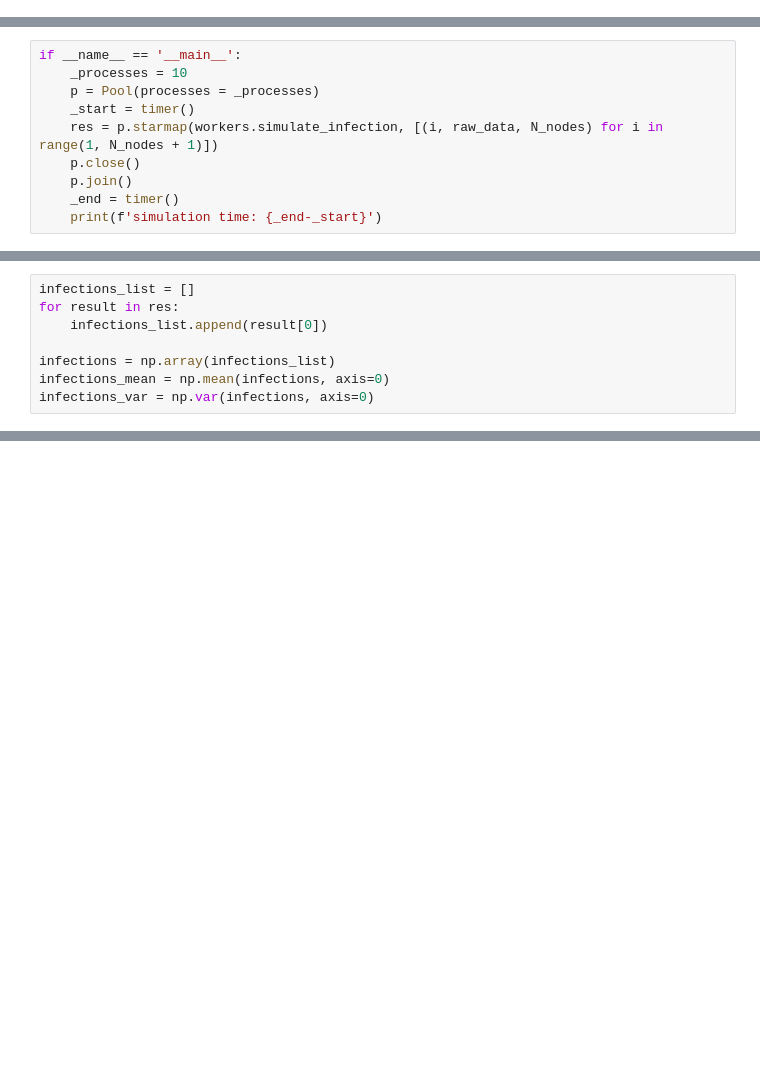
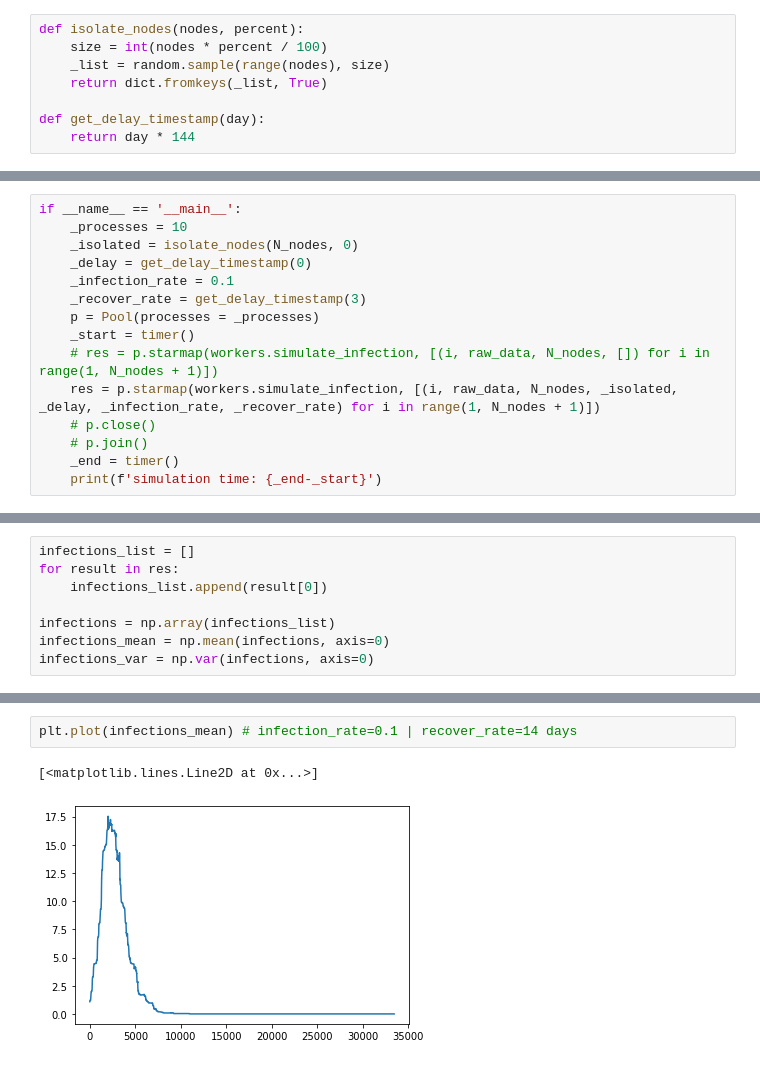
Before and after one commit to cldme/outbreak-simulation, a Jupyter notebook: mit_network_sim.ipynb, the cells around one changed output, grey strips where cells are left out. Drawn from its saved outputs; the diff is of its cells as text; blank space fills up the shorter version.

Commit message:
updated simulation code to include infection and recovered rates

```diff
--- a/mit_network_sim.ipynb
+++ b/mit_network_sim.ipynb
@@ -65,6 +67,14 @@ plt.show()
 [figure]
 # %% [markdown]
 ### Infection simulation
+# %%
+def isolate_nodes(nodes, percent):
+    size = int(nodes * percent / 100)
+    _list = random.sample(range(nodes), size)
+    return dict.fromkeys(_list, True)
+
+def get_delay_timestamp(day):
+    return day * 144
 # %%
 def simulate_infection(seed, data):
     # set of infected nodes (grows with every new infected node in the network)
@@ -148,11 +155,16 @@ from timeit import default_timer as timer
 # %%
 if __name__ == '__main__':
     _processes = 10
+    _isolated = isolate_nodes(N_nodes, 0)
+    _delay = get_delay_timestamp(0)
+    _infection_rate = 0.1
+    _recover_rate = get_delay_timestamp(3)
     p = Pool(processes = _processes)
     _start = timer()
-    res = p.starmap(workers.simulate_infection, [(i, raw_data, N_nodes) for i in range(1, N_nodes + 1)])
-    p.close()
-    p.join()
+    # res = p.starmap(workers.simulate_infection, [(i, raw_data, N_nodes, []) for i in range(1, N_nodes + 1)])
+    res = p.starmap(workers.simulate_infection, [(i, raw_data, N_nodes, _isolated, _delay, _infection_rate, _recover_rate) for i in range(1, N_nodes + 1)])
+    # p.close()
+    # p.join()
     _end = timer()
     print(f'simulation time: {_end-_start}')
 # %% [output]
@@ -167,0 +190,5 @@ infections_var = np.var(infections, axis=0)
+# %%
+plt.plot(infections_mean) # infection_rate=0.1 | recover_rate=14 days
+# %% [output]
+[<matplotlib.lines.Line2D at 0x...>]
+[figure, added]
```
Also changed, not shown: parts of 6 cells of this notebook, 1 other file.
